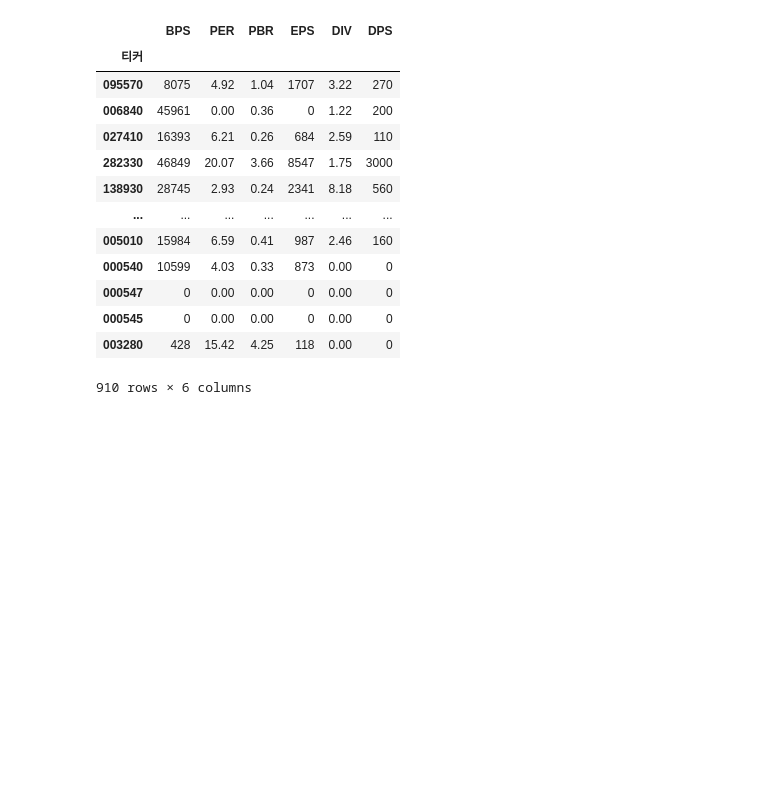
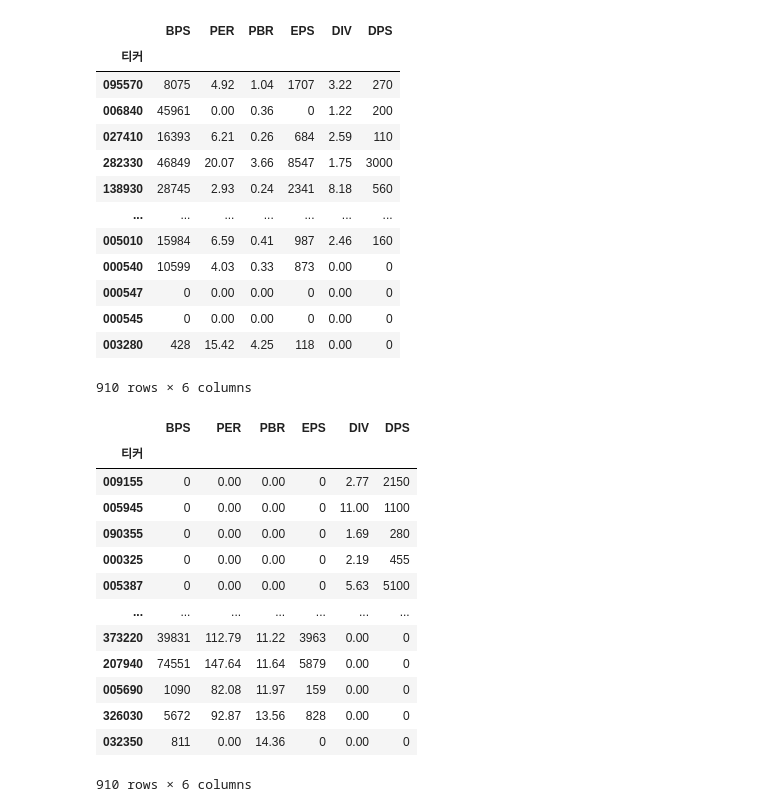
Before and after one commit to viva-lee/trading-backtesting, a Jupyter notebook: pykrx_example.ipynb, the cells around one changed output. Drawn from its saved outputs; the diff is of its cells as text; code cells hidden in the pictures; blank space fills up the shorter version.

```diff
--- a/pykrx_example.ipynb
+++ b/pykrx_example.ipynb
@@ -150,3 +150,22 @@ fundamental_df
 | 000545 | 0 | 0.00 | 0.00 | 0 | 0.00 | 0 |
 | 003280 | 428 | 15.42 | 4.25 | 118 | 0.00 | 0 |
 910 rows × 6 columns
+# %%
+# 저PBR
+fundamental_df = fundamental_df.sort_values(by="PBR", ascending=True)
+fundamental_df
+# %% [output]
+|  | BPS | PER | PBR | EPS | DIV | DPS |
+| 티커 |  |  |  |  |  |  |
+| 009155 | 0 | 0.00 | 0.00 | 0 | 2.77 | 2150 |
+| 005945 | 0 | 0.00 | 0.00 | 0 | 11.00 | 1100 |
+| 090355 | 0 | 0.00 | 0.00 | 0 | 1.69 | 280 |
+| 000325 | 0 | 0.00 | 0.00 | 0 | 2.19 | 455 |
+| 005387 | 0 | 0.00 | 0.00 | 0 | 5.63 | 5100 |
+| ... | ... | ... | ... | ... | ... | ... |
+| 373220 | 39831 | 112.79 | 11.22 | 3963 | 0.00 | 0 |
+| 207940 | 74551 | 147.64 | 11.64 | 5879 | 0.00 | 0 |
+| 005690 | 1090 | 82.08 | 11.97 | 159 | 0.00 | 0 |
+| 326030 | 5672 | 92.87 | 13.56 | 828 | 0.00 | 0 |
+| 032350 | 811 | 0.00 | 14.36 | 0 | 0.00 | 0 |
+910 rows × 6 columns
```
Also changed, not shown: parts of 5 cells of this notebook.
